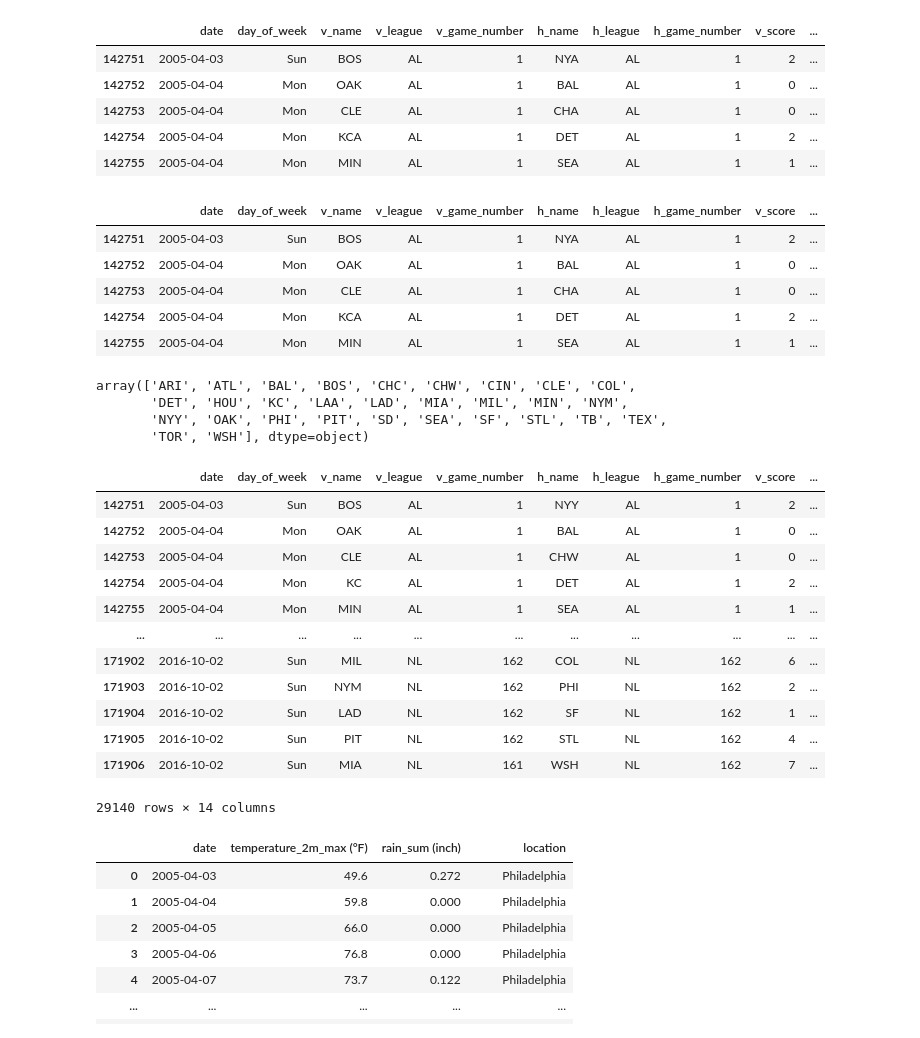
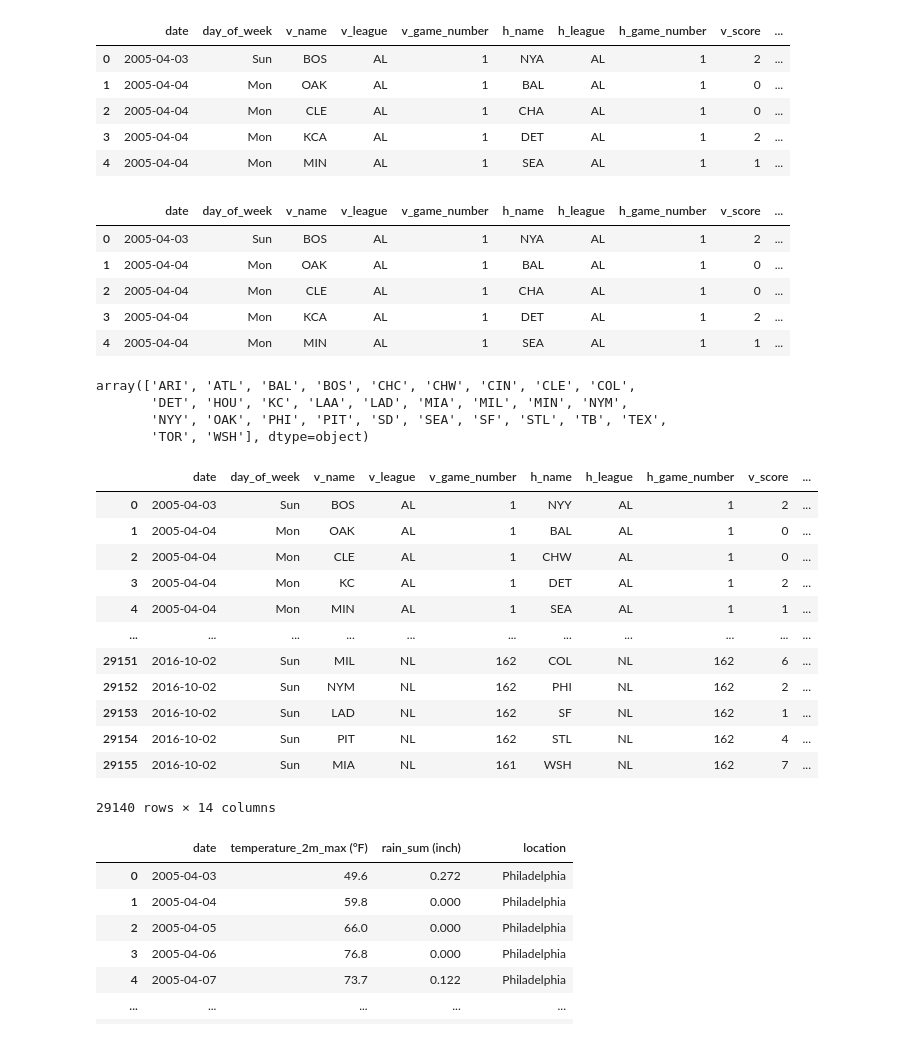
Before and after one commit to tmarchok1/DS440_project, a Jupyter notebook: DS_440code.ipynb, the cells around one changed output. Cells and saved outputs as stored; diff of their text form; code cells hidden in the pictures.

```diff
--- a/DS_440code.ipynb
+++ b/DS_440code.ipynb
@@ -1,26 +1,26 @@
 # %%
 import pandas as pd
 # %%
-glogs = pd.read_csv(r'C:\Users\travi\OneDrive\Documents\PennState\classes\2025 spring\DS 440\game_logs.csv')
+glogs = pd.read_csv('https://raw.githubusercontent.com/tmarchok1/DS440_project/refs/heads/main/game_logs.csv')
 
 # Convert date column to datetime, filters out dates before 2005
 glogs['date'] = pd.to_datetime(glogs['date'], format=r'%Y%m%d')
 glogs = glogs[glogs['date'].dt.year >= 2005]
 
 # Specify columns to keep for analysis
 glogs = glogs[['date', 'day_of_week', 'v_name', 'v_league', 'v_game_number', 'h_name', 'h_league',
                'h_game_number', 'v_score', 'h_score', 'day_night', 'park_id', 'attendance']]
 
 # Remove international ballparks that were only used for one random game
 glogs = glogs[~glogs['park_id'].isin(['SYD01', 'TOK01', "SJU01", 'FTB01', 'LBV01'])]
 glogs.head()
 # %% [output]
 |  | date | day_of_week | v_name | v_league | v_game_number | h_name | h_league | h_game_number | v_score | ... |
-| 142751 | 2005-04-03 | Sun | BOS | AL | 1 | NYA | AL | 1 | 2 | ... |
-| 142752 | 2005-04-04 | Mon | OAK | AL | 1 | BAL | AL | 1 | 0 | ... |
-| 142753 | 2005-04-04 | Mon | CLE | AL | 1 | CHA | AL | 1 | 0 | ... |
-| 142754 | 2005-04-04 | Mon | KCA | AL | 1 | DET | AL | 1 | 2 | ... |
-| 142755 | 2005-04-04 | Mon | MIN | AL | 1 | SEA | AL | 1 | 1 | ... |
+| 0 | 2005-04-03 | Sun | BOS | AL | 1 | NYA | AL | 1 | 2 | ... |
+| 1 | 2005-04-04 | Mon | OAK | AL | 1 | BAL | AL | 1 | 0 | ... |
+| 2 | 2005-04-04 | Mon | CLE | AL | 1 | CHA | AL | 1 | 0 | ... |
+| 3 | 2005-04-04 | Mon | KCA | AL | 1 | DET | AL | 1 | 2 | ... |
+| 4 | 2005-04-04 | Mon | MIN | AL | 1 | SEA | AL | 1 | 1 | ... |
 # %%
 # Rename stadium names in park_id column
 # STL09 = Busch Stadium II
@@ -75,11 +75,11 @@ glogs['park_id'] = glogs['park_id'].replace({'ANA01': 'Angel Stadium',
 glogs.head()
 # %% [output]
 |  | date | day_of_week | v_name | v_league | v_game_number | h_name | h_league | h_game_number | v_score | ... |
-| 142751 | 2005-04-03 | Sun | BOS | AL | 1 | NYA | AL | 1 | 2 | ... |
-| 142752 | 2005-04-04 | Mon | OAK | AL | 1 | BAL | AL | 1 | 0 | ... |
-| 142753 | 2005-04-04 | Mon | CLE | AL | 1 | CHA | AL | 1 | 0 | ... |
-| 142754 | 2005-04-04 | Mon | KCA | AL | 1 | DET | AL | 1 | 2 | ... |
-| 142755 | 2005-04-04 | Mon | MIN | AL | 1 | SEA | AL | 1 | 1 | ... |
+| 0 | 2005-04-03 | Sun | BOS | AL | 1 | NYA | AL | 1 | 2 | ... |
+| 1 | 2005-04-04 | Mon | OAK | AL | 1 | BAL | AL | 1 | 0 | ... |
+| 2 | 2005-04-04 | Mon | CLE | AL | 1 | CHA | AL | 1 | 0 | ... |
+| 3 | 2005-04-04 | Mon | KCA | AL | 1 | DET | AL | 1 | 2 | ... |
+| 4 | 2005-04-04 | Mon | MIN | AL | 1 | SEA | AL | 1 | 1 | ... |
 # %%
 # Rename team abbreviations for consistency with conventional abbreviations
 glogs['v_name'] = glogs['v_name'].replace({'ANA':'LAA',
@@ -127,17 +127,17 @@ glogs['location'] = glogs['h_name'].map({'ARI': 'Arizona', 'ATL': 'Atlanta', 'BA
 glogs
 # %% [output]
 |  | date | day_of_week | v_name | v_league | v_game_number | h_name | h_league | h_game_number | v_score | ... |
-| 142751 | 2005-04-03 | Sun | BOS | AL | 1 | NYY | AL | 1 | 2 | ... |
-| 142752 | 2005-04-04 | Mon | OAK | AL | 1 | BAL | AL | 1 | 0 | ... |
-| 142753 | 2005-04-04 | Mon | CLE | AL | 1 | CHW | AL | 1 | 0 | ... |
-| 142754 | 2005-04-04 | Mon | KC | AL | 1 | DET | AL | 1 | 2 | ... |
-| 142755 | 2005-04-04 | Mon | MIN | AL | 1 | SEA | AL | 1 | 1 | ... |
+| 0 | 2005-04-03 | Sun | BOS | AL | 1 | NYY | AL | 1 | 2 | ... |
+| 1 | 2005-04-04 | Mon | OAK | AL | 1 | BAL | AL | 1 | 0 | ... |
+| 2 | 2005-04-04 | Mon | CLE | AL | 1 | CHW | AL | 1 | 0 | ... |
+| 3 | 2005-04-04 | Mon | KC | AL | 1 | DET | AL | 1 | 2 | ... |
+| 4 | 2005-04-04 | Mon | MIN | AL | 1 | SEA | AL | 1 | 1 | ... |
 | ... | ... | ... | ... | ... | ... | ... | ... | ... | ... | ... |
-| 171902 | 2016-10-02 | Sun | MIL | NL | 162 | COL | NL | 162 | 6 | ... |
-| 171903 | 2016-10-02 | Sun | NYM | NL | 162 | PHI | NL | 162 | 2 | ... |
-| 171904 | 2016-10-02 | Sun | LAD | NL | 162 | SF | NL | 162 | 1 | ... |
-| 171905 | 2016-10-02 | Sun | PIT | NL | 162 | STL | NL | 162 | 4 | ... |
-| 171906 | 2016-10-02 | Sun | MIA | NL | 161 | WSH | NL | 162 | 7 | ... |
+| 29151 | 2016-10-02 | Sun | MIL | NL | 162 | COL | NL | 162 | 6 | ... |
+| 29152 | 2016-10-02 | Sun | NYM | NL | 162 | PHI | NL | 162 | 2 | ... |
+| 29153 | 2016-10-02 | Sun | LAD | NL | 162 | SF | NL | 162 | 1 | ... |
+| 29154 | 2016-10-02 | Sun | PIT | NL | 162 | STL | NL | 162 | 4 | ... |
+| 29155 | 2016-10-02 | Sun | MIA | NL | 161 | WSH | NL | 162 | 7 | ... |
 29140 rows × 14 columns
 # %%
 # Add time column - not needed anymore
```
Also changed, not shown: parts of 1 cell of this notebook.
